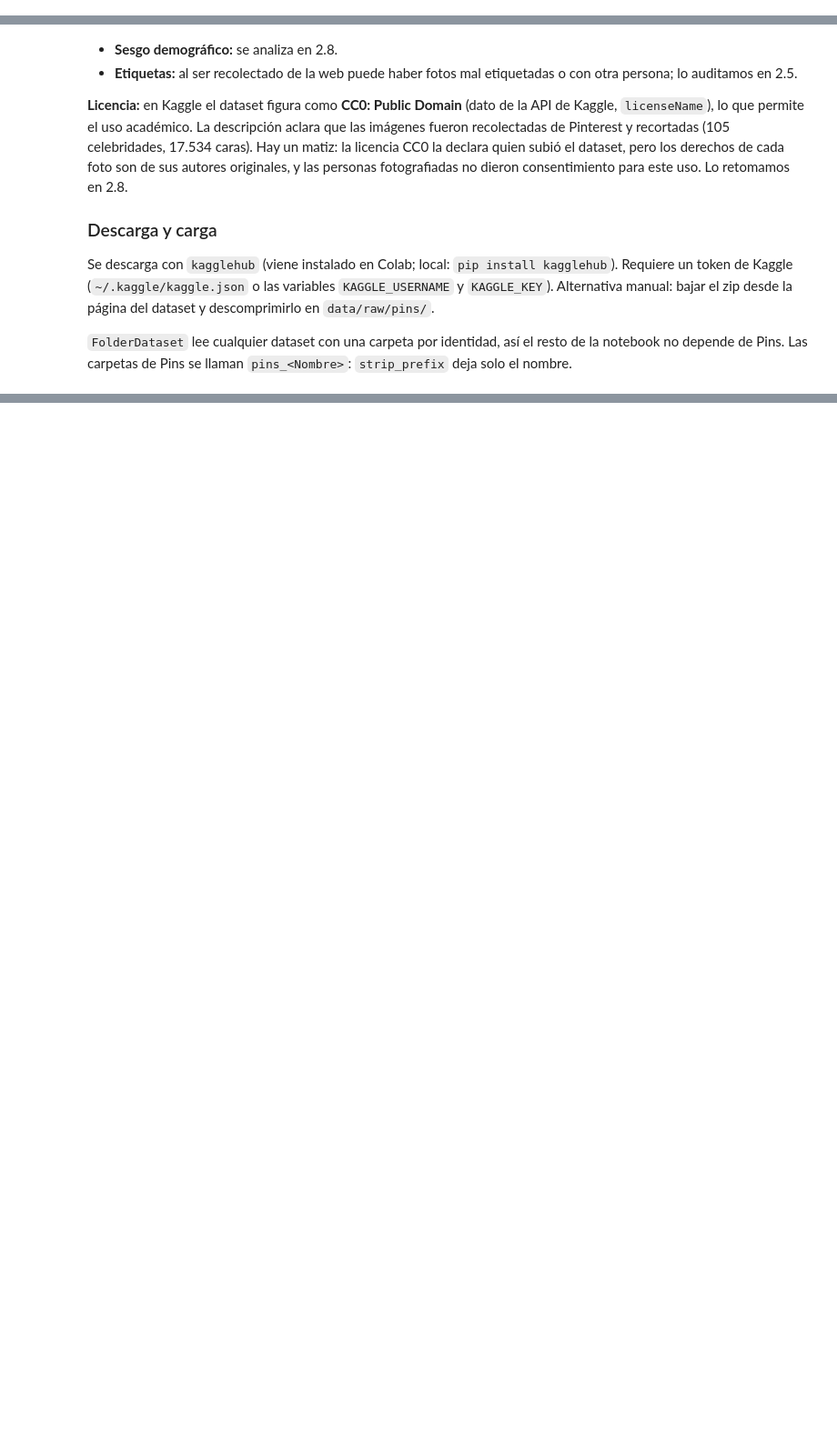
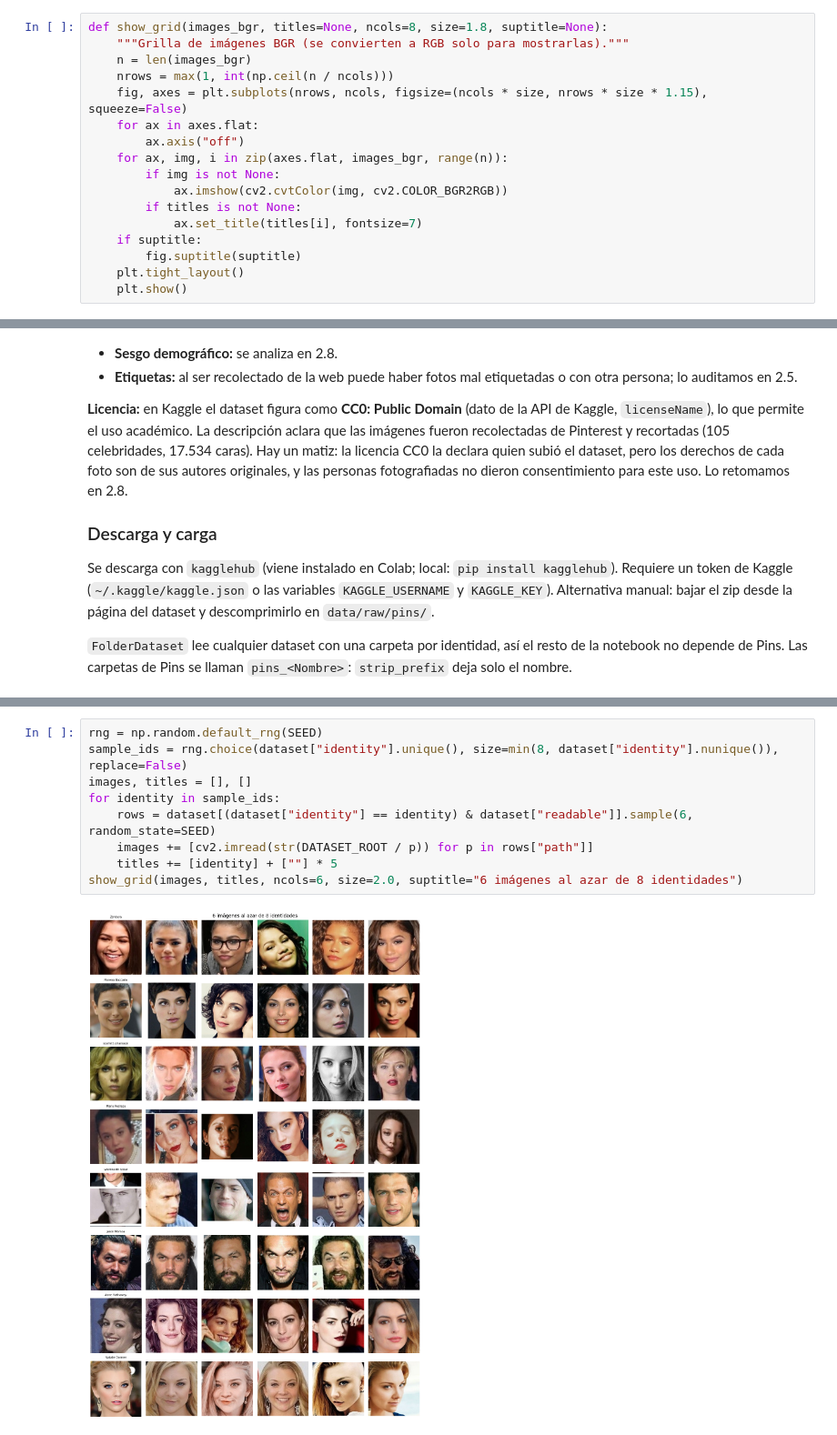
Before and after one commit to valentinlujambio/tuia-face-recognition-app, a Jupyter notebook: 1-pre-processing.ipynb, the cells around one changed output, grey strips where cells are left out. Shown at 91% size. Saved outputs shown, nothing was run; the diff lists cells and outputs as text; blank space fills up the shorter version.

```diff
--- a/1-pre-processing.ipynb
+++ b/1-pre-processing.ipynb
@@ -32,6 +35,23 @@ np.random.seed(SEED)
 
 DATA_DIR = ROOT / "data"          # data/* está en .gitignore: las imágenes no se suben
 RAW_DIR = DATA_DIR / "raw" / "pins"
+# %%
+def show_grid(images_bgr, titles=None, ncols=8, size=1.8, suptitle=None):
+    """Grilla de imágenes BGR (se convierten a RGB solo para mostrarlas)."""
+    n = len(images_bgr)
+    nrows = max(1, int(np.ceil(n / ncols)))
+    fig, axes = plt.subplots(nrows, ncols, figsize=(ncols * size, nrows * size * 1.15), squeeze=False)
+    for ax in axes.flat:
+        ax.axis("off")
+    for ax, img, i in zip(axes.flat, images_bgr, range(n)):
+        if img is not None:
+            ax.imshow(cv2.cvtColor(img, cv2.COLOR_BGR2RGB))
+        if titles is not None:
+            ax.set_title(titles[i], fontsize=7)
+    if suptitle:
+        fig.suptitle(suptitle)
+    plt.tight_layout()
+    plt.show()
 # %% [markdown]
 ## 2.1 Elección del dataset
 
@@ -71,0 +197,11 @@ dataset.head()
+# %%
+rng = np.random.default_rng(SEED)
+sample_ids = rng.choice(dataset["identity"].unique(), size=min(8, dataset["identity"].nunique()), replace=False)
+images, titles = [], []
+for identity in sample_ids:
+    rows = dataset[(dataset["identity"] == identity) & dataset["readable"]].sample(6, random_state=SEED)
+    images += [cv2.imread(str(DATASET_ROOT / p)) for p in rows["path"]]
+    titles += [identity] + [""] * 5
+show_grid(images, titles, ncols=6, size=2.0, suptitle="6 imágenes al azar de 8 identidades")
+# %% [output]
+[figure, added]
```
Also changed, not shown: parts of 13 cells of this notebook, 2 other files.
